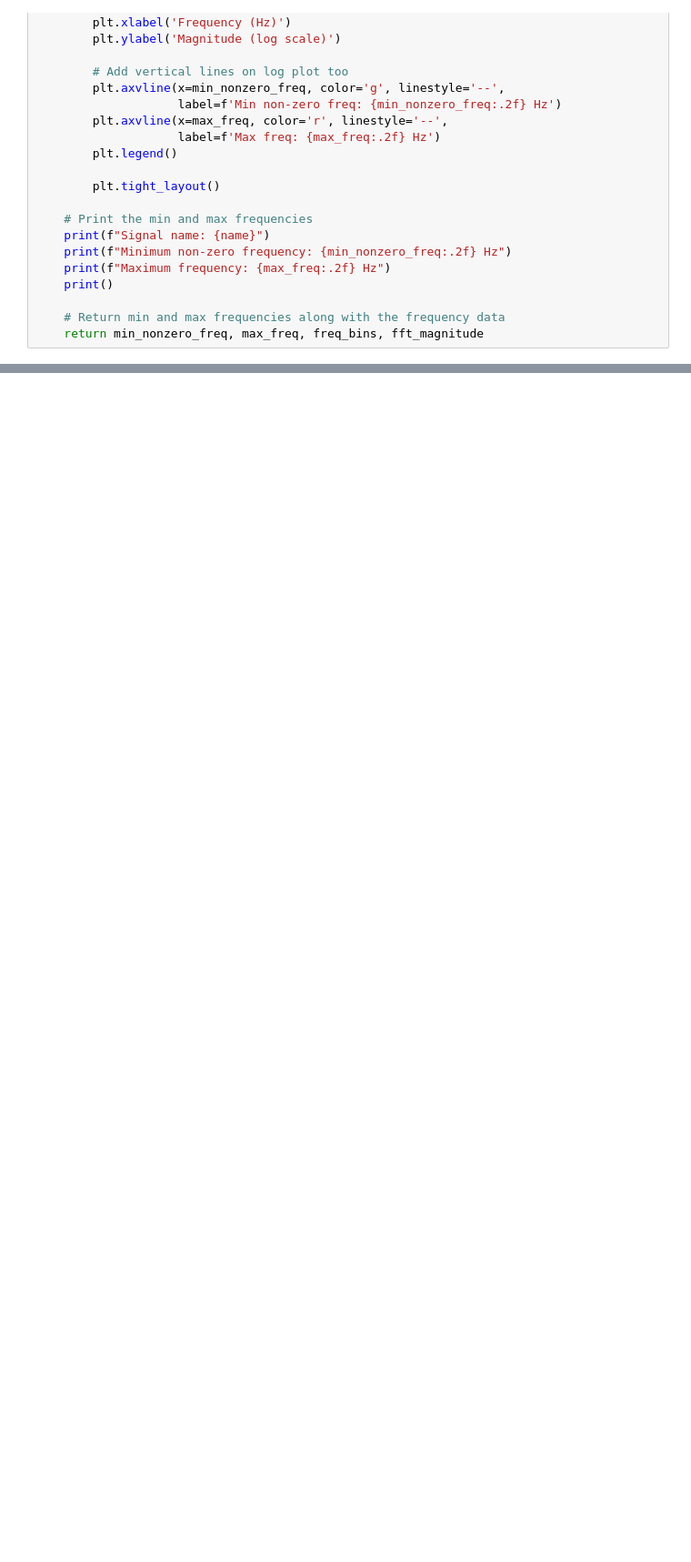
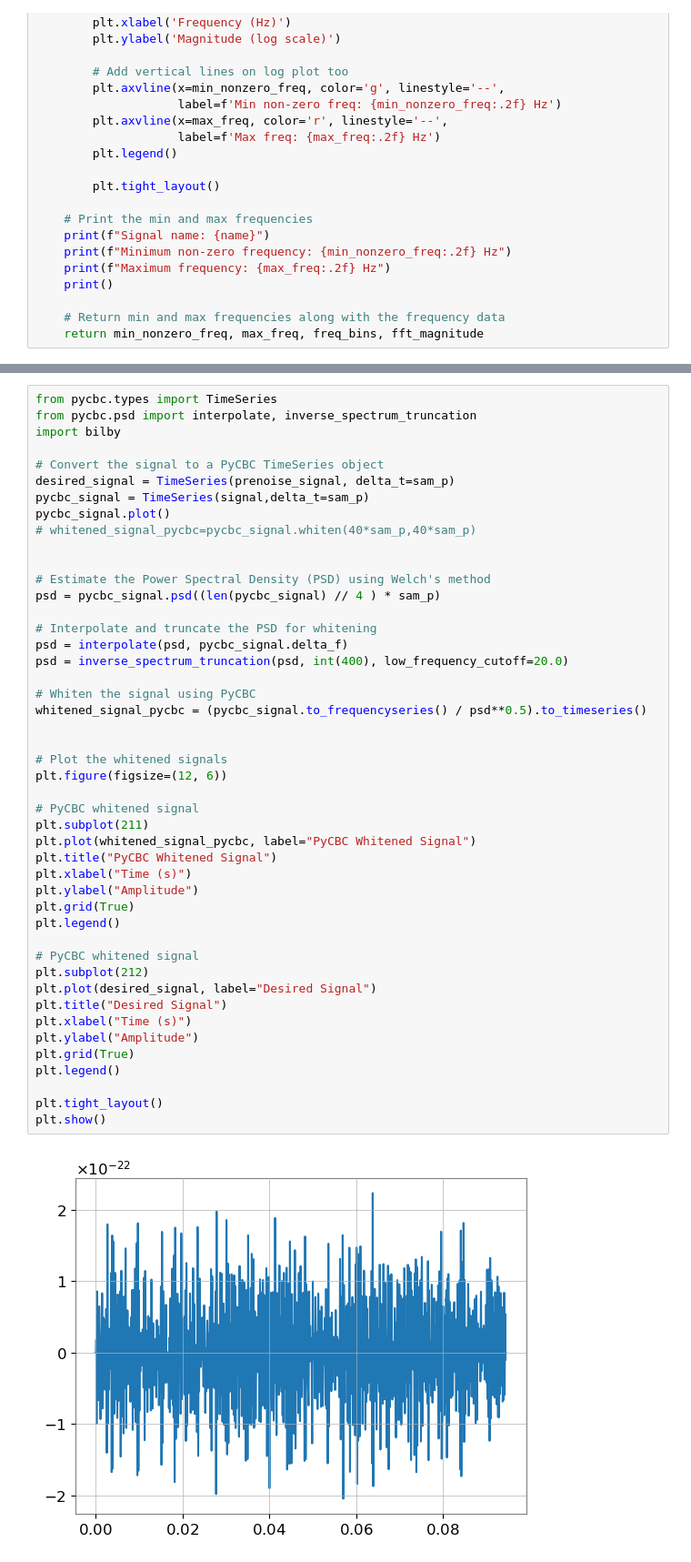
Before and after one commit to aashraychegu/gravitas_prime_dev, a Jupyter notebook: test.ipynb, the cells around one changed output, grey strips where cells are left out. Shown at 91% size. Drawn from its saved outputs; the diff is of its cells as text; blank space fills up the shorter version.

Commit message:
fun with whitening

```diff
--- a/test.ipynb
+++ b/test.ipynb
@@ -425,0 +408,48 @@ plt.show()
+# %%
+from pycbc.types import TimeSeries
+from pycbc.psd import interpolate, inverse_spectrum_truncation
+import bilby
+
+# Convert the signal to a PyCBC TimeSeries object
+desired_signal = TimeSeries(prenoise_signal, delta_t=sam_p)
+pycbc_signal = TimeSeries(signal,delta_t=sam_p)
+pycbc_signal.plot()
+# whitened_signal_pycbc=pycbc_signal.whiten(40*sam_p,40*sam_p)
+
+
+# Estimate the Power Spectral Density (PSD) using Welch's method
+psd = pycbc_signal.psd((len(pycbc_signal) // 4 ) * sam_p)
+
+# Interpolate and truncate the PSD for whitening
+psd = interpolate(psd, pycbc_signal.delta_f)
+psd = inverse_spectrum_truncation(psd, int(400), low_frequency_cutoff=20.0)
+
+# Whiten the signal using PyCBC
+whitened_signal_pycbc = (pycbc_signal.to_frequencyseries() / psd**0.5).to_timeseries()
+
+
+# Plot the whitened signals
+plt.figure(figsize=(12, 6))
+
+# PyCBC whitened signal
+plt.subplot(211)
+plt.plot(whitened_signal_pycbc, label="PyCBC Whitened Signal")
+plt.title("PyCBC Whitened Signal")
+plt.xlabel("Time (s)")
+plt.ylabel("Amplitude")
+plt.grid(True)
+plt.legend()
+
+# PyCBC whitened signal
+plt.subplot(212)
+plt.plot(desired_signal, label="Desired Signal")
+plt.title("Desired Signal")
+plt.xlabel("Time (s)")
+plt.ylabel("Amplitude")
+plt.grid(True)
+plt.legend()
+
+plt.tight_layout()
+plt.show()
+# %% [output]
+[figure, added]
```
Also changed, not shown: parts of 12 cells of this notebook.
